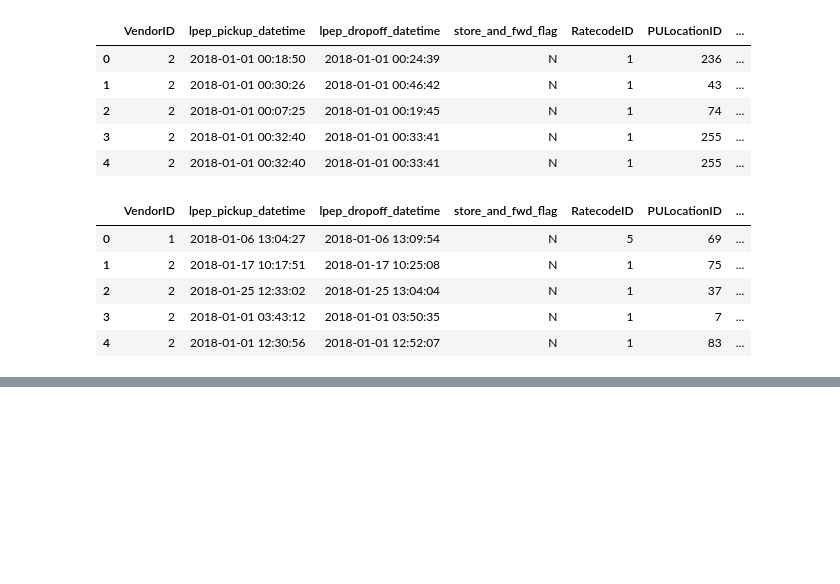
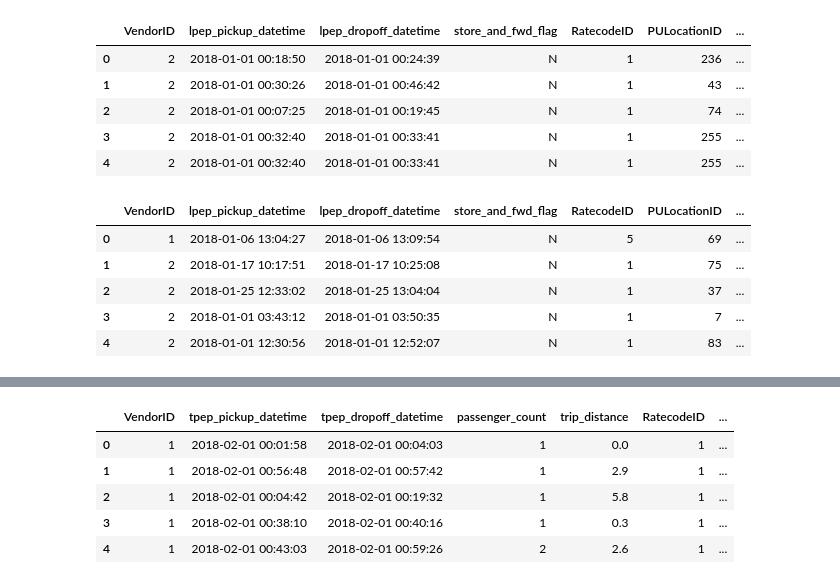
Before and after one commit to sslakkimsetty/NYC-Taxi-Data-Analysis, a Jupyter notebook: preprocessing/1data_import/taxi_data_import.ipynb, the cells around one changed output, grey strips where cells are left out. Cells and saved outputs as stored; diff of their text form; code cells hidden in the pictures; blank space fills up the shorter version.

```diff
--- a/preprocessing/1data_import/taxi_data_import.ipynb
+++ b/preprocessing/1data_import/taxi_data_import.ipynb
@@ -288,0 +397,10 @@ data_samp.head()
+# %%
+data_orig = pd.read_csv('~/Downloads/' + 'yellow_tripdata_2018-02.csv', nrows=100)
+data_orig.head()
+# %% [output]
+|  | VendorID | tpep_pickup_datetime | tpep_dropoff_datetime | passenger_count | trip_distance | RatecodeID | ... |
+| 0 | 1 | 2018-02-01 00:01:58 | 2018-02-01 00:04:03 | 1 | 0.0 | 1 | ... |
+| 1 | 1 | 2018-02-01 00:56:48 | 2018-02-01 00:57:42 | 1 | 2.9 | 1 | ... |
+| 2 | 1 | 2018-02-01 00:04:42 | 2018-02-01 00:19:32 | 1 | 5.8 | 1 | ... |
+| 3 | 1 | 2018-02-01 00:38:10 | 2018-02-01 00:40:16 | 1 | 0.3 | 1 | ... |
+| 4 | 1 | 2018-02-01 00:43:03 | 2018-02-01 00:59:26 | 2 | 2.6 | 1 | ... |
```
Also changed, not shown: parts of 7 cells of this notebook, 1 other file.
